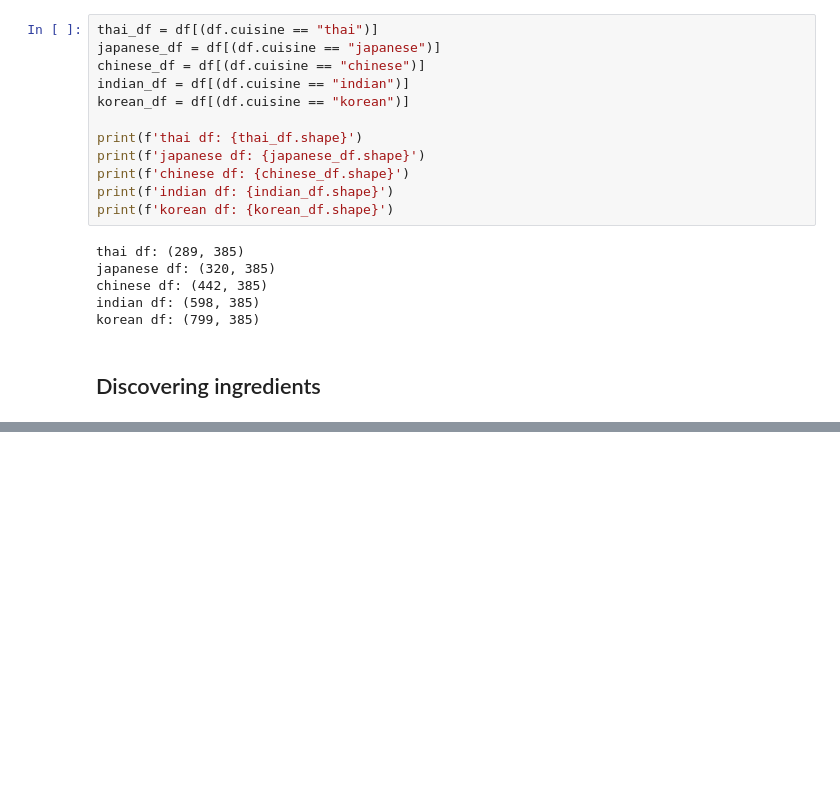
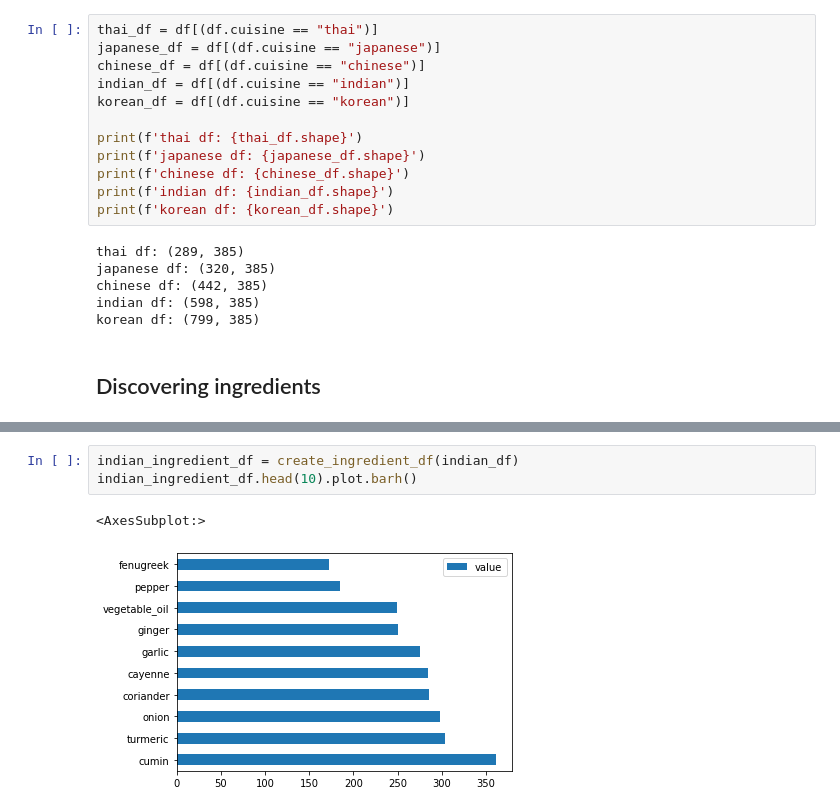
Before and after one commit to RyanXinOne/ML-For-Beginners, a Jupyter notebook: 4-Classification/1-Introduction/notebook.ipynb, the cells around one changed output, grey strips where cells are left out. Cells and saved outputs as stored; diff of their text form; blank space fills up the shorter version.

```diff
--- a/4-Classification/1-Introduction/notebook.ipynb
+++ b/4-Classification/1-Introduction/notebook.ipynb
@@ -62,0 +91,6 @@ korean df: (799, 385)
+# %%
+indian_ingredient_df = create_ingredient_df(indian_df)
+indian_ingredient_df.head(10).plot.barh()
+# %% [output]
+<AxesSubplot:>
+[figure, added]
```
Also changed, not shown: parts of 15 cells of this notebook, 1 other file.
